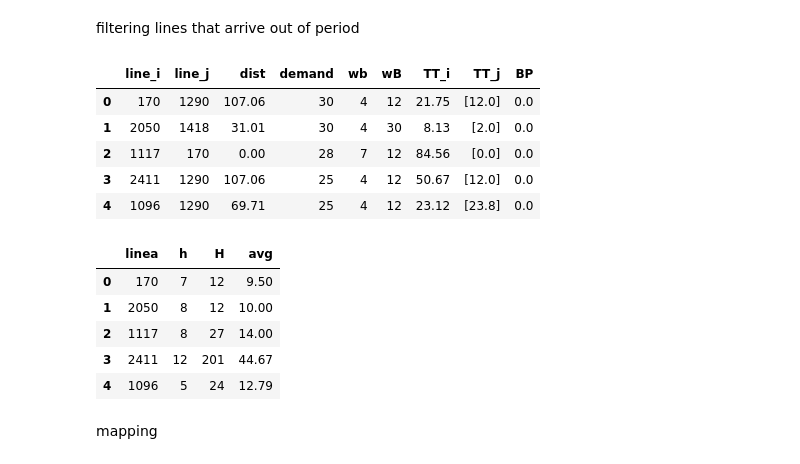
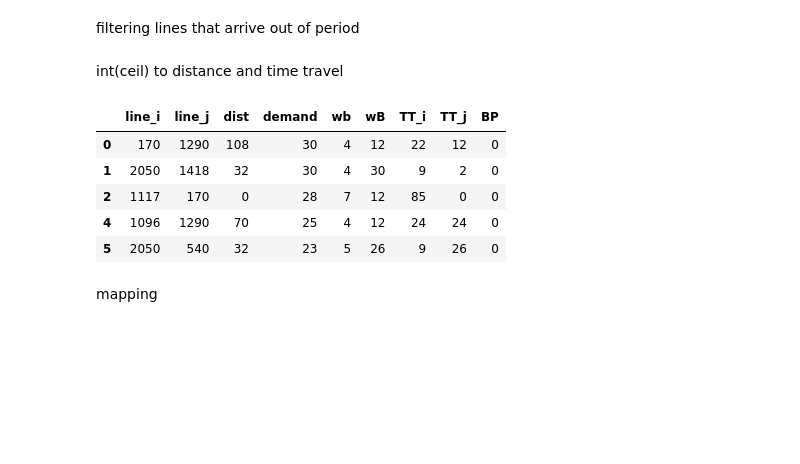
Before and after one commit to jonathan-murana/bus-generator, a Jupyter notebook: bus.ipynb, the cells around one changed output. Saved outputs shown, nothing was run; the diff lists cells and outputs as text; code cells hidden in the pictures; blank space fills up the shorter version.

```diff
--- a/bus.ipynb
+++ b/bus.ipynb
@@ -544,6 +535,7 @@ filtering lines that arrive out of period
 # %%
 def filter_out_of_period(points,frecs):
     frecs = frecs[frecs['avg'] < 60]
+    frecs = frecs[frecs['H'] < 120]
     points = points[ points['line_i'].isin(frecs['linea'])
                     &
                     points['line_j'].isin(frecs['linea'])
@@ -553,24 +545,32 @@ def filter_out_of_period(points,frecs):
 
 
 points_1200_1400,frequencies_1200_1400 = filter_out_of_period(points_1200_1400,frequencies_1200_1400)
+points_all_day,frequencies_all_day = filter_out_of_period(points_all_day,frequencies_all_day)
 
-display(points_1200_1400.head())
-display(frequencies_1200_1400.head())
+#display(points_1200_1400.head())
+#display(frequencies_1200_1400.head())
 #display(points_all_day.head(100))
 #display(points_1200_1400.head(100))
-# %% [output]
-|  | line_i | line_j | dist | demand | wb | wB | TT_i | TT_j | BP |
-| 0 | 170 | 1290 | 107.06 | 30 | 4 | 12 | 21.75 | [12.0] | 0.0 |
-| 1 | 2050 | 1418 | 31.01 | 30 | 4 | 30 | 8.13 | [2.0] | 0.0 |
-| 2 | 1117 | 170 | 0.00 | 28 | 7 | 12 | 84.56 | [0.0] | 0.0 |
-| 3 | 2411 | 1290 | 107.06 | 25 | 4 | 12 | 50.67 | [12.0] | 0.0 |
-| 4 | 1096 | 1290 | 69.71 | 25 | 4 | 12 | 23.12 | [23.8] | 0.0 |
-|  | linea | h | H | avg |
-| 0 | 170 | 7 | 12 | 9.50 |
-| 1 | 2050 | 8 | 12 | 10.00 |
-| 2 | 1117 | 8 | 27 | 14.00 |
-| 3 | 2411 | 12 | 201 | 44.67 |
-| 4 | 1096 | 5 | 24 | 12.79 |
+# %% [markdown]
+int(ceil) to distance and time travel
+# %%
+def to_int_ceil(points):
+    points['dist'] = points.apply(lambda e:math.ceil(e.dist),axis = 1)
+    points['TT_i'] = points.apply(lambda e:math.ceil(e.TT_i),axis = 1)
+    points['TT_j'] = points.apply(lambda e:math.ceil(e.TT_j),axis = 1)
+    points['BP'] = points.apply(lambda e:math.ceil(e.BP),axis = 1)
+    return points
+
+points_1200_1400 = to_int_ceil(points_1200_1400)
+points_all_day = to_int_ceil(points_all_day)
+points_1200_1400.head()
+# %% [output]
+|  | line_i | line_j | dist | demand | wb | wB | TT_i | TT_j | BP |
+| 0 | 170 | 1290 | 108 | 30 | 4 | 12 | 22 | 12 | 0 |
+| 1 | 2050 | 1418 | 32 | 30 | 4 | 30 | 9 | 2 | 0 |
+| 2 | 1117 | 170 | 0 | 28 | 7 | 12 | 85 | 0 | 0 |
+| 4 | 1096 | 1290 | 70 | 25 | 4 | 12 | 24 | 24 | 0 |
+| 5 | 2050 | 540 | 32 | 23 | 5 | 26 | 9 | 26 | 0 |
 # %% [markdown]
 mapping
 # %%
```
Also changed, not shown: parts of 30 cells of this notebook, 10 other files.
